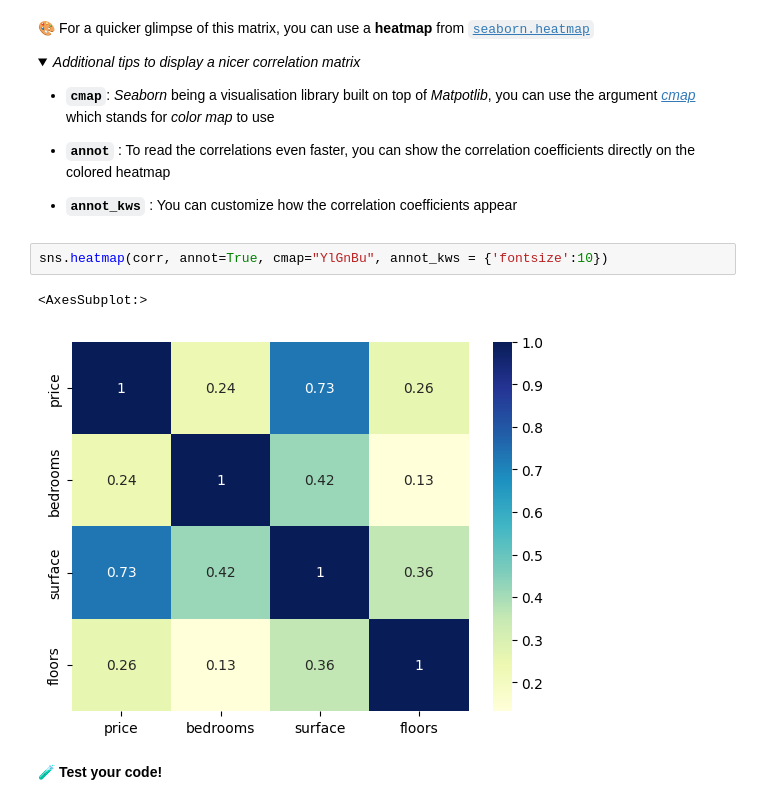
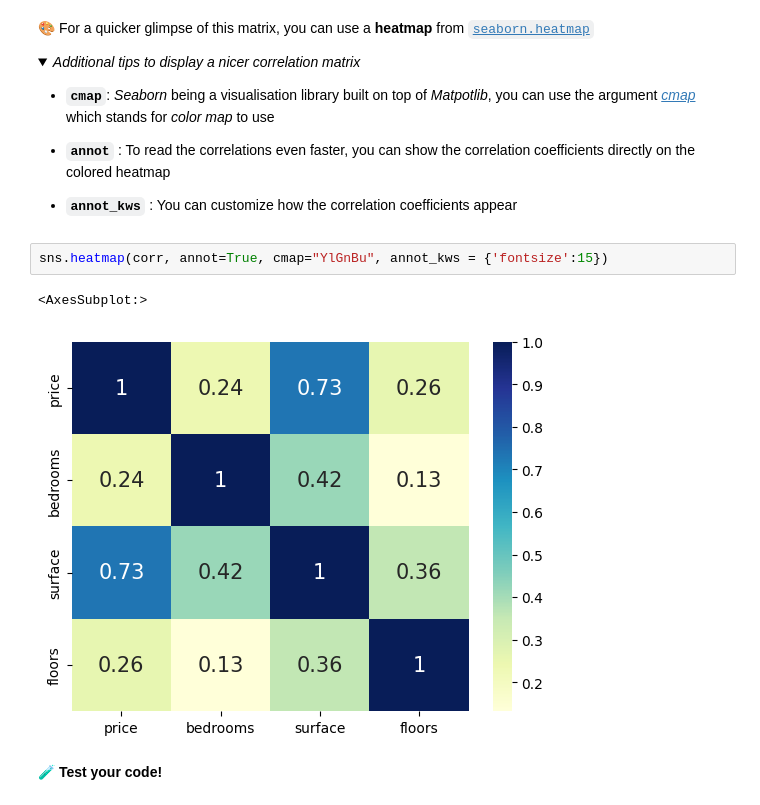
Before and after one commit to multiyumz/data-science-challenges, a Jupyter notebook: data-real-estate-advanced-estimator/02-real_estate_advanced_estimator.ipynb, the cells around one changed output. Drawn from its saved outputs; the diff is of its cells as text; folded sections open.

```diff
--- a/data-real-estate-advanced-estimator/02-real_estate_advanced_estimator.ipynb
+++ b/data-real-estate-advanced-estimator/02-real_estate_advanced_estimator.ipynb
@@ -116,10 +118,10 @@ corr = flats.corr()
 * **`annot_kws`** : You can customize how the correlation coefficients appear
 </details>
 # %%
-sns.heatmap(corr, annot=True, cmap="YlGnBu", annot_kws = {'fontsize':10})
+sns.heatmap(corr, annot=True, cmap="YlGnBu", annot_kws = {'fontsize':15})
 # %% [output]
 <AxesSubplot:>
-[figure, old version]
+[figure, new version]
 # %% [markdown]
 **🧪 Test your code!**
 # %%
```
Also changed, not shown: parts of 2 cells of this notebook, 8 other files.
